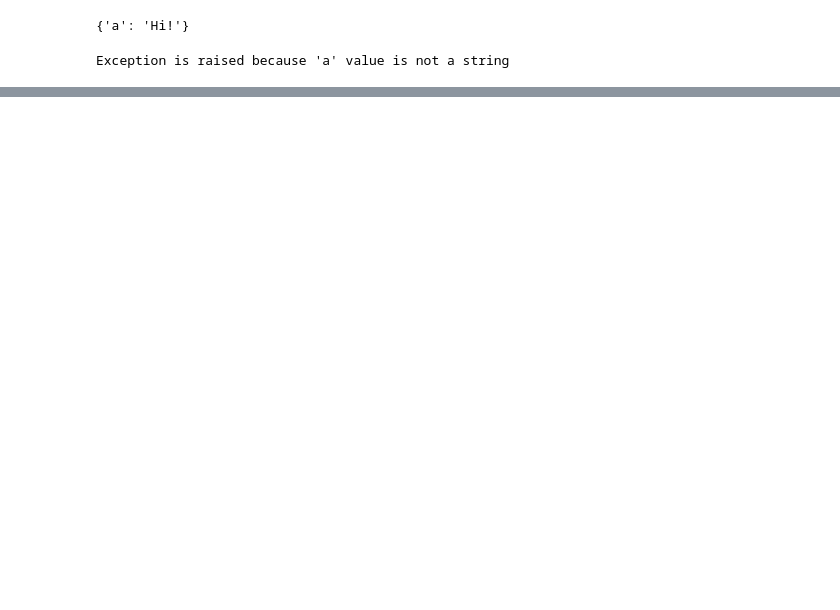
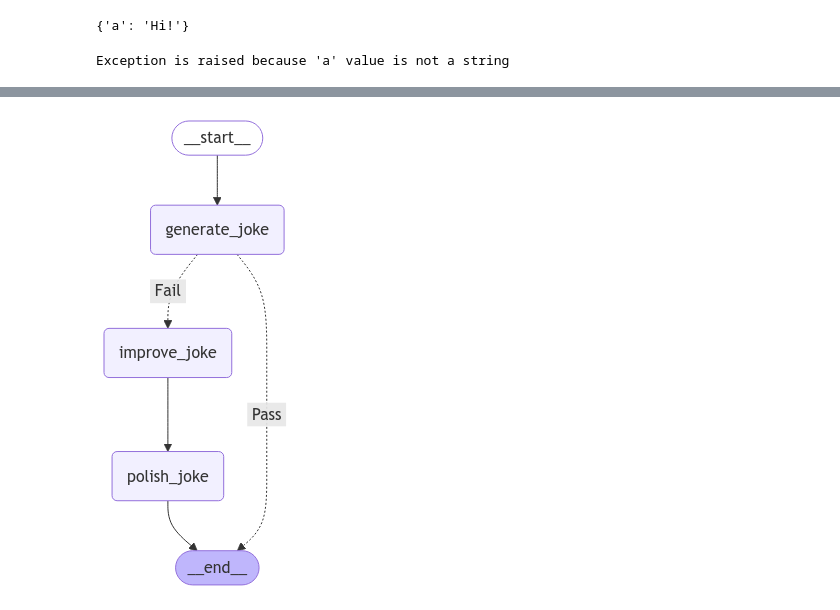
Before and after one commit to rahulsamant37/Daily-Task, a Jupyter notebook: Agentic-AI/8_pydantic.ipynb, the cells around one changed output, grey strips where cells are left out. Saved outputs shown, nothing was run; the diff lists cells and outputs as text; code cells hidden in the pictures; blank space fills up the shorter version.

Commit message:
updating different kind of langgraph workflow with pydantic

```diff
--- a/Agentic-AI/8_pydantic.ipynb
+++ b/Agentic-AI/8_pydantic.ipynb
@@ -99,0 +134,44 @@ a
+# %%
+## Nodes
+def generate_joke(state: State):
+    """First LLM call to generate intial joke"""
+    msg = llm.invoke(f"Write a short joke about {state['topic']}")
+    return {"joke": msg.content}
+
+def check_punchline(state: State):
+    """Gate function to check if joke has a punchline"""
+    if "?" in state["joke"] or "!" in state["joke"]:
+        return "Fail"
+    return "Pass"
+
+def improve_joke(state: State):
+    """Second LLM call to improve joke"""
+    msg = llm.invoke(f"Make the joke funnier by adding wordplay: {state['joke']}")
+    return {"improved_joke": msg.content}
+
+def polish_joke(state: State):
+    """Third LLM call to polish joke"""
+    msg = llm.invoke(f"Add a suprising twist to this joke: {state['improved_joke']}")
+    return {"final_joke": msg.content}
+# %%
+## Build Workflow
+workflow = StateGraph(State)
+
+## Add Nodes
+workflow.add_node("generate_joke",generate_joke)
+workflow.add_node("improve_joke",improve_joke)
+workflow.add_node("polish_joke",polish_joke)
+
+## Add Edges
+workflow.add_edge(START,"generate_joke")
+workflow.add_conditional_edges("generate_joke", check_punchline, {"Fail":"improve_joke", "Pass":END})
+workflow.add_edge("improve_joke","polish_joke")
+workflow.add_edge("polish_joke",END)
+
+## Compile
+graph = workflow.compile()
+
+## Draw Graph
+display(Image(graph.get_graph().draw_mermaid_png()))
+# %% [output]
+[figure, added]
```
Also changed, not shown: parts of 24 cells of this notebook.
